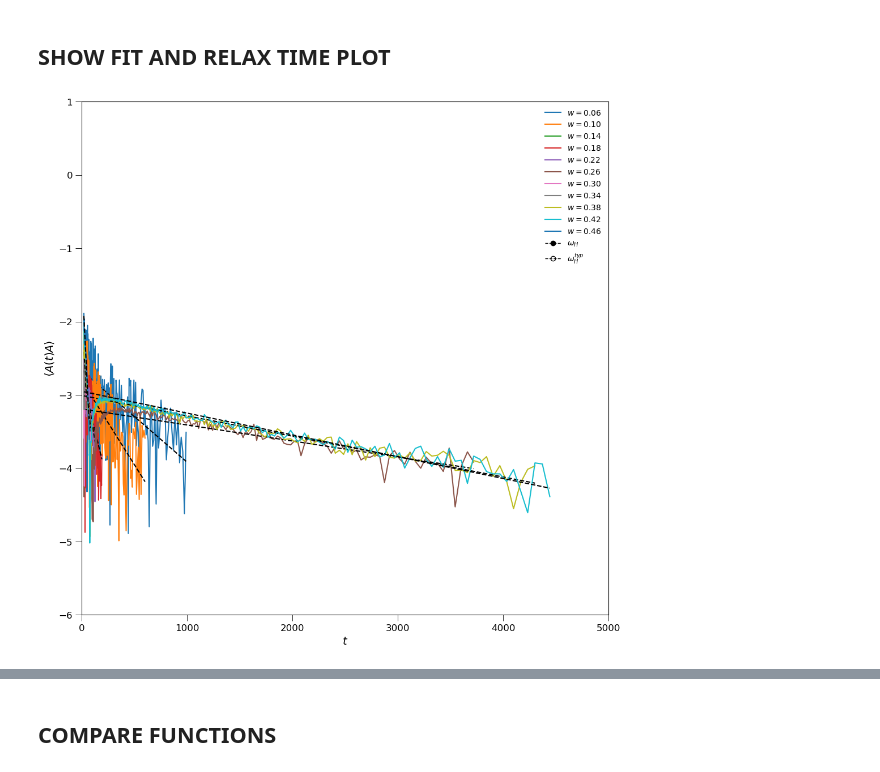
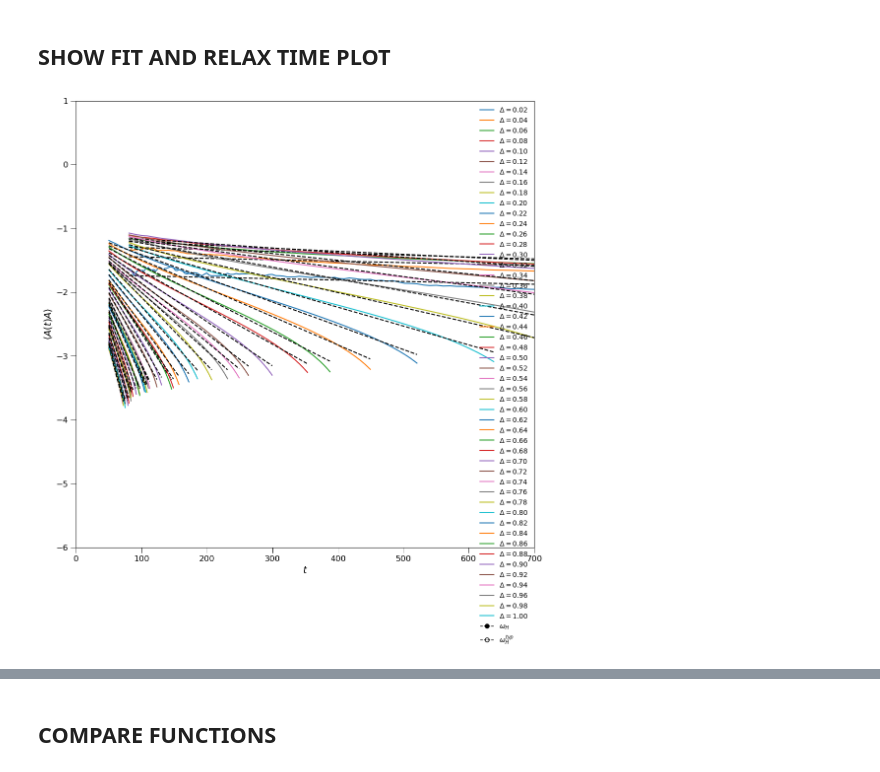
Before and after one commit to makskliczkowski/Transverse_Ising_ETH, a Jupyter notebook: IsignTransverse_ETH/Python/spectral_functions.ipynb, the cells around one changed output, grey strips where cells are left out. Cells and saved outputs as stored; diff of their text form; code cells hidden in the pictures.

```diff
--- a/IsignTransverse_ETH/Python/spectral_functions.ipynb
+++ b/IsignTransverse_ETH/Python/spectral_functions.ipynb
@@ -374,12 +505,12 @@ fig, axis = plt.subplots( nrows=1, ncols=1, figsize=(12,12), dpi = 100)
 
 func = lambda y, x: y * x**1.33
 
-xxx = 0.06
+xxx = 0.02
 
 vals = spec_fun.get_scaling_array(settings=user_settings,
-                                    x0=xxx,
-                                    xend=0.4+xxx,
-                                    dx=0.04)
+                                    x0=0.0,
+                                    xend=1.02,
+                                    dx=0.02)
 #---------------------- TIME EVOLUTION
 #spec_fun.plot_spectral(axis = axis, settings=user_settings, vals = vals,
 #                        xlab="t", ylab="\\langle A(t)A\\rangle",
@@ -400,44 +531,51 @@ for i in range(0, len(vals)):
                                                                     )
     if status:
         xfull = xdata
-        xdata = np.array([xdata[i] for i in range(0,len(xdata)) if (xdata[i] < 5000 and xdata[i] > 20)])
-        ydata = np.array([ydata[i] for i in range(0,len(ydata)) if (xfull[i] < 5000 and xfull[i] > 20)])
+        cut = 50
+        if x <= 0.2: cut = 80
+        xdata = np.array([xdata[i] for i in range(0,len(xdata)) if (xdata[i] < 5000 and xdata[i] > cut)])
+        ydata = np.array([ydata[i] for i in range(0,len(ydata)) if (xfull[i] < 5000 and xfull[i] > cut)])
 
         ydata = np.log10(np.abs(ydata))
         idx_zero = np.argmin((ydata))
         ydata = ydata[:idx_zero - 5]
         xdata = xdata[:idx_zero - 5]
-
+        #
         axis.plot(xdata, ydata, label=hfun.key_title(x, user_settings))
 
         #idx = np.where(ydata == np.amin(ydata))
         #print(idx)
         xfull = xdata
-        xdata = np.array([xdata[i] for i in range(0,len(xdata)) if (ydata[i] < -1.2)])
-        ydata = np.array([ydata[i] for i in range(0,len(ydata)) if (ydata[i] < -1.2)])
+        #xdata = np.array([xdata[i] for i in range(0,len(xdata)) if (ydata[i] < -1.2)])
+        #ydata = np.array([ydata[i] for i in range(0,len(ydata)) if (ydata[i] < -1.2)])
         #print(pars2
         tH.append(wHnow)
         tH_typ.append(wHtypnow)
         pars, sth = fit(f=lin_fit,
                             xdata=xdata,
                             ydata=ydata)
 
         relaxt_time_fit.append(pars[0])
         axis.plot(xdata, lin_fit(xdata, *pars), linestyle='--', color='black')
+    else:
+        tH.append(nan)
+        tH_typ.append(nan)
+        relaxt_time_fit.append(nan)
+
 #
 hfun.set_plot_elements(axis = axis, xlim = (None, None),
                                     ylim = (None, None), ylabel = "\\langle A(t)A\\rangle", xlabel = "t", settings=settings, font_size=12, set_legend=True)
 
 axis.set_xscale('linear')
 axis.set_yscale('linear')
-axis.set_xlim(0,5e3)
+axis.set_xlim(0,7e2)
 axis.set_ylim(-6,1)
 add_legend(axis=axis)
 #relaxt_time_fit = 1.0 / np.array(relaxt_time_fit)
 tH = np.array(tH)
 tH_typ = np.array(tH_typ)
 # %% [output]
-[figure, old version]
+[figure, new version]
 # %%
 
 fig, axis = plt.subplots( nrows=1, ncols=1, figsize=(12,12), dpi = 100)
```
Also changed, not shown: parts of 11 cells of this notebook, 9 other files.
